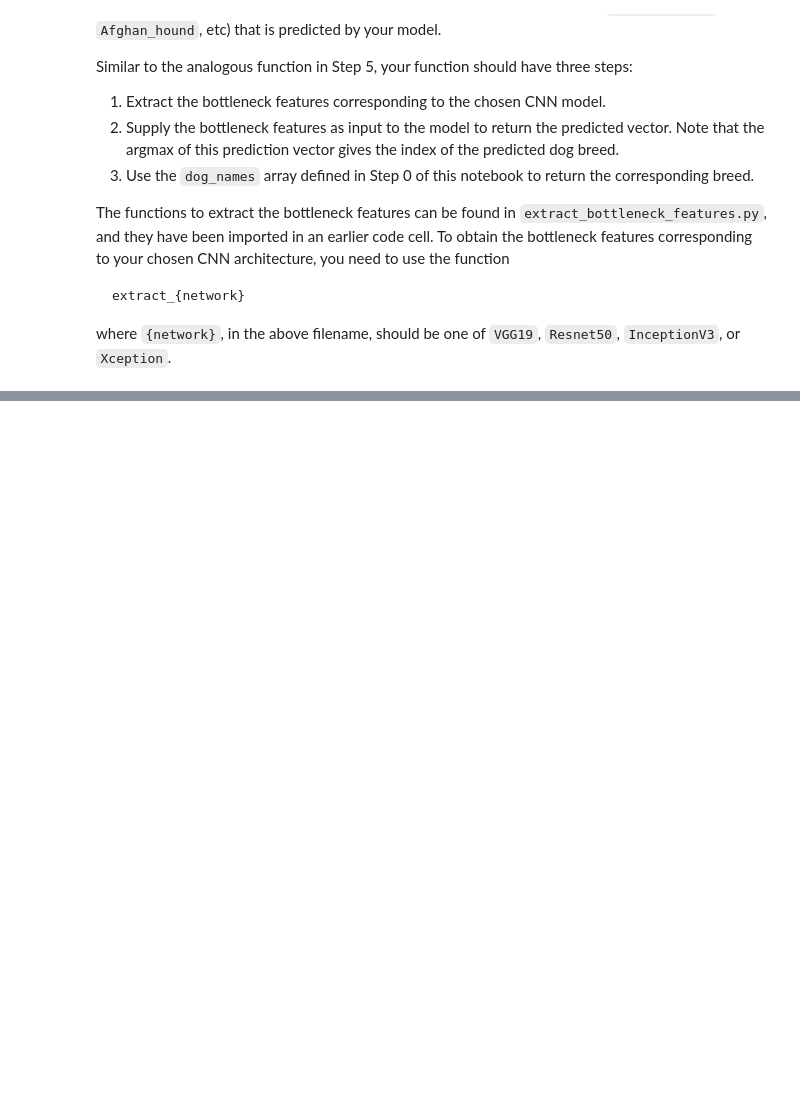
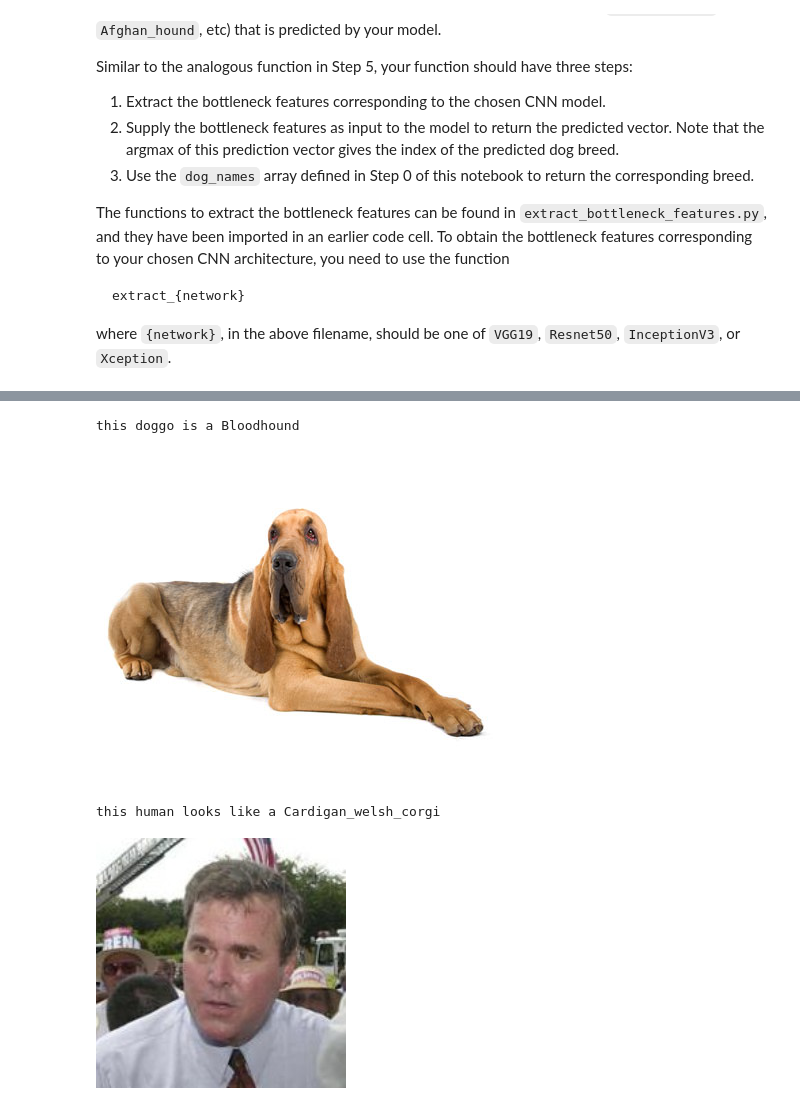
Before and after one commit to zarp/AIND-Dog-Breed-Classifier, a Jupyter notebook: dog_app.ipynb, the cells around one changed output, grey strips where cells are left out. Saved outputs shown, nothing was run; the diff lists cells and outputs as text; code cells hidden in the pictures; blank space fills up the shorter version.

```diff
--- a/dog_app.ipynb
+++ b/dog_app.ipynb
@@ -535,3 +747,28 @@ Some sample output for our algorithm is provided below, but feel free to design
+# %%
+### TODO: Write your algorithm.
+### Feel free to use as many code cells as needed.
+
+image_path1 = test_files[132]
+image_path2 = human_files[84]
+
+def on_the_internet_nobody_knows_ur_a_dog(img_path):
+    if dog_detector(img_path):
+        print('this doggo is a', breed_recognizer(img_path))
+    elif face_detector_v2(img_path): #using updated face detector function
+        print('this human looks like a', breed_recognizer(img_path))
+    else:
+        print('No human or dog faces detected in this image')
+
+on_the_internet_nobody_knows_ur_a_dog(image_path1)
+display(Image(filename=image_path1))
+
+on_the_internet_nobody_knows_ur_a_dog(image_path2)
+display(Image(filename=image_path2))
+# %% [output]
+this doggo is a Bloodhound
+[figure, added]
+this human looks like a Cardigan_welsh_corgi
+[figure, added]
 # %% [markdown]
 ---
 <a id='step7'></a>
```
Also changed, not shown: parts of 31 cells of this notebook, 2 other files.
